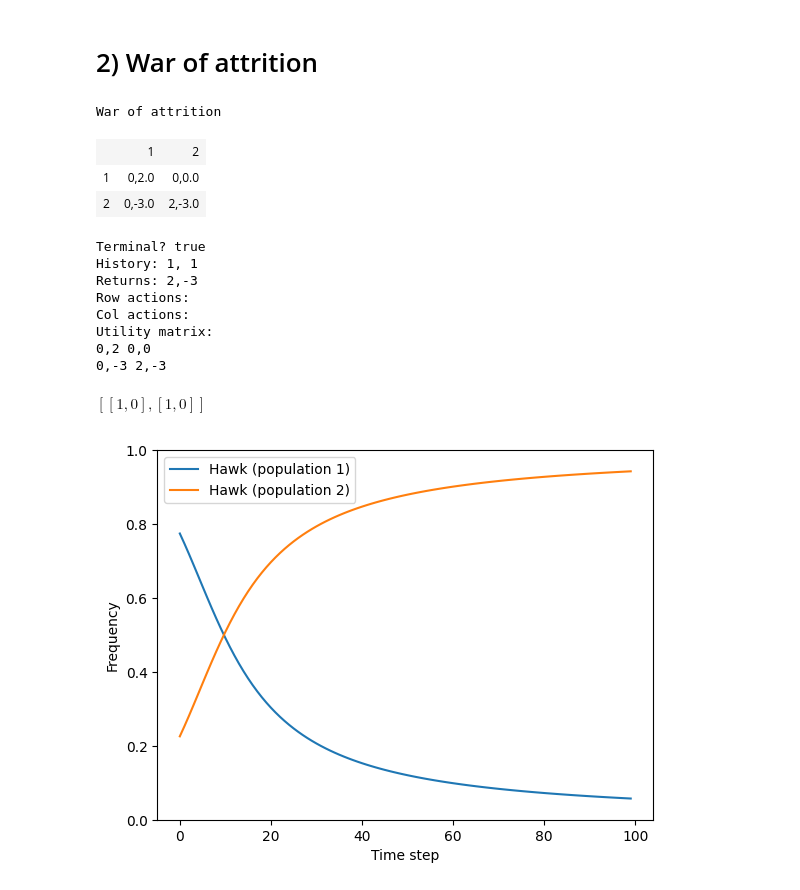
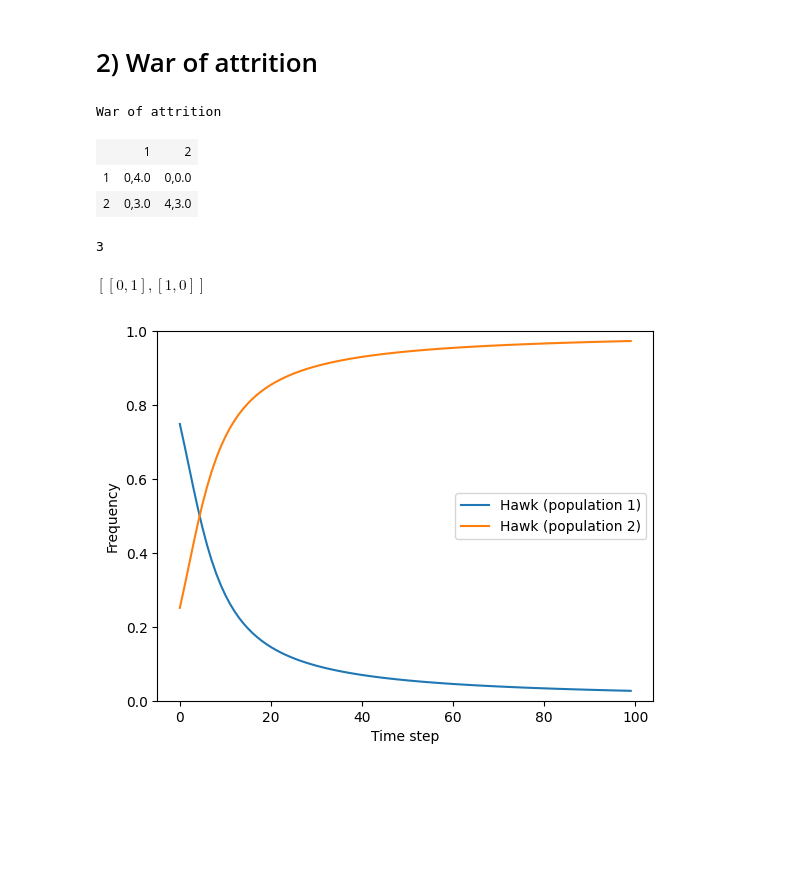
Before and after one commit to edwardchalstrey1/fosdem_gambit, a Jupyter notebook: Evolutionary-GT.ipynb, the cells around one changed output. Drawn from its saved outputs; the diff is of its cells as text; code cells hidden in the pictures; blank space fills up the shorter version.

Commit message:
refactor game generation and plot functions

```diff
--- a/Evolutionary-GT.ipynb
+++ b/Evolutionary-GT.ipynb
@@ -14,3 +79,2 @@ import matplotlib.pyplot as plt
 # %%
-v = 4
-c = 2
+hawk_dove, ops_hawk_dove = hawk_dove_game(4, 2)
@@ -112,2 +96,27 @@ plot_pd_dynamics(hawk_dove_proportions, plot_average_strategy=True)
 # %% [markdown]
 # 2) War of attrition
+# %%
+def war_of_attrition_game(v, c):
+
+    # Set payoffs
+    wat_p1_payoffs = np.array([[0, 0], [0, wat_v]])
+    wat_p2_payoffs = np.array([[wat_v, 0], [wat_v - (wat_c/2), wat_v - (wat_c/2)]])
+
+    # Create gambit game
+    game_gbt = gbt.Game.from_arrays(
+        wat_p1_payoffs,
+        wat_p2_payoffs,
+        title="War of attrition"
+    )
+
+    # Create openspiel game
+    game_ops = pyspiel.create_matrix_game(
+        game_gbt.title,
+        game_gbt.title,
+        [strategy.label for strategy in game_gbt.players[0].strategies],
+        [strategy.label for strategy in game_gbt.players[1].strategies],
+        wat_p1_payoffs,
+        wat_p2_payoffs
+    )
+
+    return game_gbt, game_ops
@@ -114,3 +172,2 @@ plot_pd_dynamics(hawk_dove_proportions, plot_average_strategy=True)
 # %%
-wat_v = 2
-wat_c = 10
+wat, ops_wat = war_of_attrition_game(4, 2)
@@ -120,38 +174,7 @@ wat_p2_payoffs = np.array([[wat_v, 0], [wat_v - (wat_c/2), wat_v - (wat_c/2)]])
 # %%
-wat = gbt.Game.from_arrays(
-    wat_p1_payoffs,
-    wat_p2_payoffs,
-    title="War of attrition"
-)
 wat
 # %% [output]
 War of attrition
 |  | 1 | 2 |
-| 1 | 0,2.0 | 0,0.0 |
-| 2 | 0,-3.0 | 2,-3.0 |
+| 1 | 0,4.0 | 0,0.0 |
+| 2 | 0,3.0 | 4,3.0 |
-# %%
-ops_wat = pyspiel.create_matrix_game(
-    wat.title,
-    wat.title,  # description
-    [strategy.label for strategy in wat.players[0].strategies],
-    [strategy.label for strategy in wat.players[1].strategies],
-    wat_p1_payoffs,
-    wat_p2_payoffs
-)
-# %%
-state = ops_wat.new_initial_state()
-state.apply_actions([1, 1])
-state
-# %% [output]
-Terminal? true
-History: 1, 1
-Returns: 2,-3
-Row actions:
-Col actions:
-Utility matrix:
-0,2 0,0
-0,-3 2,-3
-# %%
-gbt.nash.lcp_solve(wat).equilibria[0]
-# %% [output]
-$\left[\left[1,0\right],\left[1,0\right]\right]$
@@ -206,7 +181,18 @@ def plot_wat_dynamics(
+# %%
+wat_eqs = gbt.nash.enummixed_solve(wat).equilibria
+len(wat_eqs)
+# %% [output]
+3
+# %%
+wat_eqs[1]
+# %% [output]
+$\left[\left[0,1\right],\left[1,0\right]\right]$
 # %%
+# Finds: wat_eqs[1]
 plot_wat_dynamics(
+    ops_wat,
     pop1_proportions=[0.8, 0.2],  # Hawk, Dove
     pop2_proportions=[0.2, 0.8],
 )
 # %% [output]
-[figure, old version]
+[figure, new version]
```
Also changed, not shown: parts of 15 cells of this notebook.
